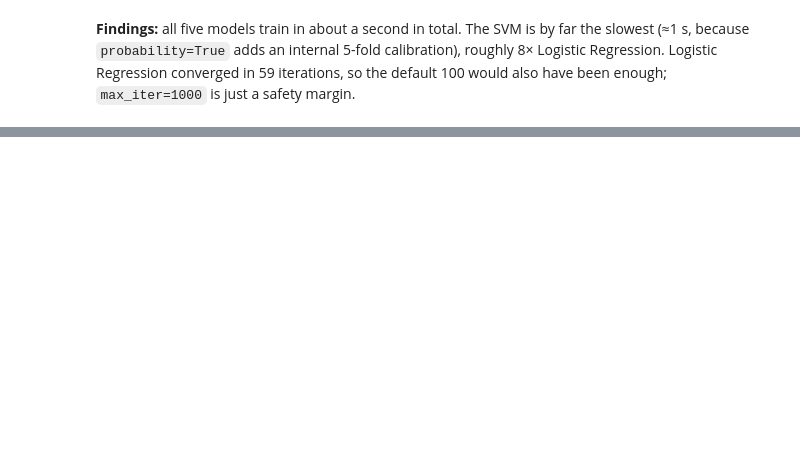
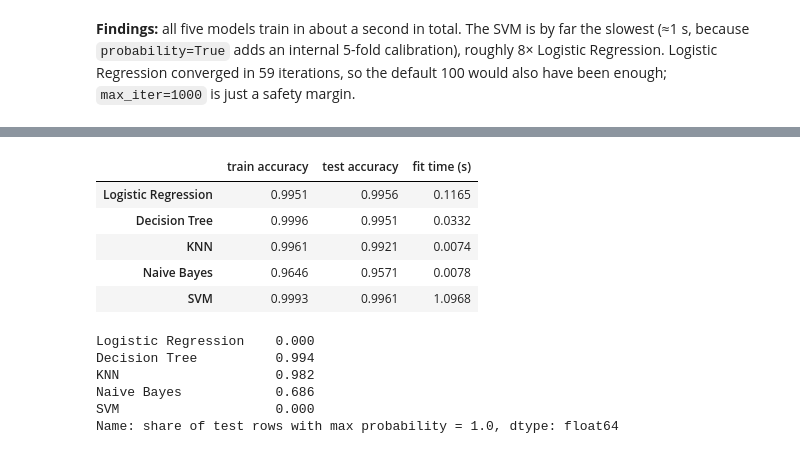
Before and after one commit to Manjeet-Agarwal/room-occupancy-ML-assignment, a Jupyter notebook: notebooks/train_models.ipynb, the cells around one changed output, grey strips where cells are left out. Saved outputs shown, nothing was run; the diff lists cells and outputs as text; code cells hidden in the pictures; blank space fills up the shorter version.

```diff
--- a/notebooks/train_models.ipynb
+++ b/notebooks/train_models.ipynb
@@ -490,0 +526,26 @@ Logistic Regression iterations used: [59]
+# %%
+# Train vs test accuracy, plus training time, to spot overfitting and cost
+fit_check = pd.DataFrame({
+    "train accuracy": {n: p.score(X_train, y_train) for n, p in models.items()},
+    "test accuracy": {n: p.score(X_test, y_test) for n, p in models.items()},
+    "fit time (s)": fit_seconds,
+}).round(4)
+fit_check
+# %% [output]
+|  | train accuracy | test accuracy | fit time (s) |
+| Logistic Regression | 0.9951 | 0.9956 | 0.1165 |
+| Decision Tree | 0.9996 | 0.9951 | 0.0332 |
+| KNN | 0.9961 | 0.9921 | 0.0074 |
+| Naive Bayes | 0.9646 | 0.9571 | 0.0078 |
+| SVM | 0.9993 | 0.9961 | 1.0968 |
+# %%
+# AUC needs a ranking of probabilities. How "hard" are each model's probabilities?
+certain = {n: (p.predict_proba(X_test).max(axis=1) == 1.0).mean() for n, p in models.items()}
+pd.Series(certain, name="share of test rows with max probability = 1.0").round(3)
+# %% [output]
+Logistic Regression    0.000
+Decision Tree          0.994
+KNN                    0.982
+Naive Bayes            0.686
+SVM                    0.000
+Name: share of test rows with max probability = 1.0, dtype: float64
```
Also changed, not shown: parts of 14 cells of this notebook, 2 other files.
